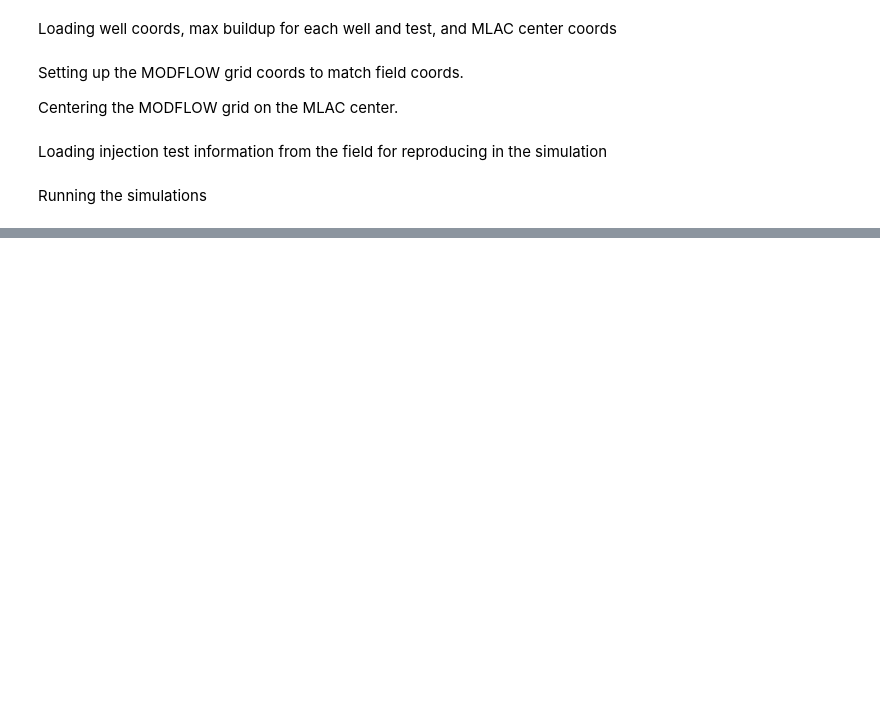
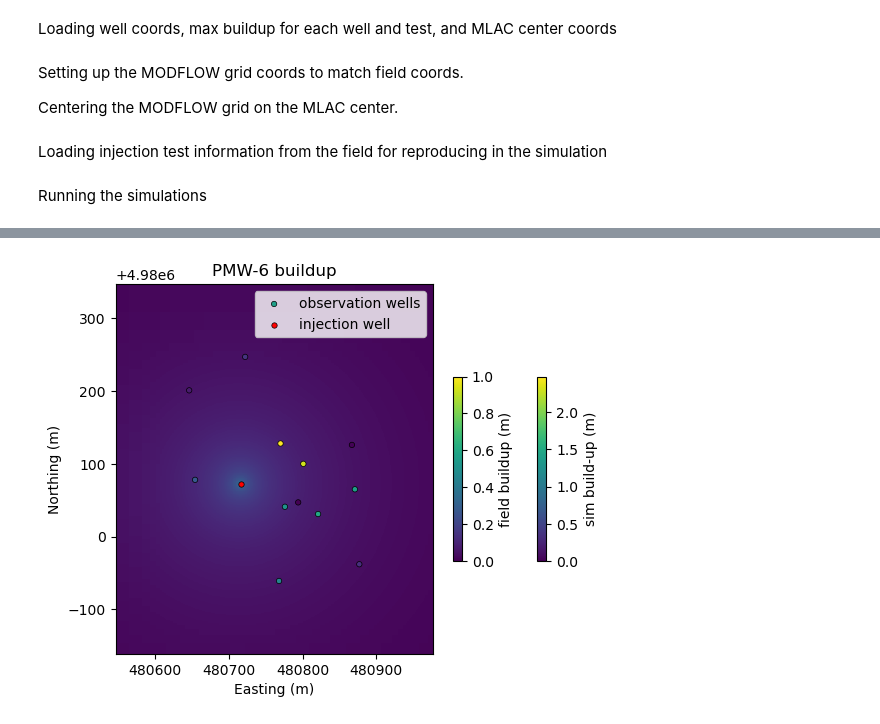
Before and after one commit to philliperalin/MLAC-3D-HT, a Jupyter notebook: src/MODFLOW3D_dev.ipynb, the cells around one changed output, grey strips where cells are left out. Drawn from its saved outputs; the diff is of its cells as text; code cells hidden in the pictures; blank space fills up the shorter version.

```diff
--- a/src/MODFLOW3D_dev.ipynb
+++ b/src/MODFLOW3D_dev.ipynb
@@ -678,0 +532,37 @@ INFORMATION: maxbound in ('gwf6', 'chd', 'dimensions') changed to 4644 based on
+# %%
+#plotting field vs sim v2
+wells_e = [coords['Easting'] for key, coords in wells.items() if key != injection_tests[inj_ID]["inj_well"]]
+wells_n = [coords['Northing'] for key, coords in wells.items() if key != injection_tests[inj_ID]["inj_well"]]
+wells_buildup = [coords[injection_tests[inj_ID]["inj_well"] + ' max buildup']
+                 for key, coords in wells.items() if key != injection_tests[inj_ID]["inj_well"]]
+wells_e_inj = [coords['Easting'] for key, coords in wells.items() if key == injection_tests[inj_ID]["inj_well"]]
+wells_n_inj = [coords['Northing'] for key, coords in wells.items() if key == injection_tests[inj_ID]["inj_well"]]
+#vmax = np.max(wells_buildup)
+fig, ax = plt.subplots()
+pmv = flopy.plot.PlotMapView(gwf, ax=ax)
+cb = pmv.plot_array(
+    drawdown[-1], vmin=vmin, vmax=vmax
+)
+
+plt.colorbar(cb, shrink=0.5, label="sim build-up (m)")
+plt.xlabel("Easting (m)")
+plt.ylabel("Northing (m)")
+#plotting wells on top of the buildup field
+
+plt.scatter(wells_e, wells_n, c=wells_buildup, cmap='viridis',
+            marker="o", edgecolor='black', linewidth=0.5,
+            label="observation wells", s=15,
+            )
+plt.scatter(wells_e_inj, wells_n_inj, color='red',
+            marker="o", edgecolor='black', linewidth=0.5,
+            label="injection well", s=15,
+            )
+plt.colorbar(label="field buildup (m)", shrink=0.5)
+plt.legend()
+plt.xlim(min(wells_e) - 100, max(wells_e) + 100)
+plt.ylim(min(wells_n) - 100, max(wells_n) + 100)
+plt.title(f"{injection_tests[inj_ID]['inj_well']} buildup")
+plt.gca().xaxis.set_major_locator(MaxNLocator(nbins=5))
+#plt.savefig(f"{ws}/Figs/map/{injection_tests[inj_ID]["inj_well"]}_field_sim_buildup_v2.png")
+# %% [output]
+[figure, added]
```
Also changed, not shown: parts of 12 cells of this notebook, 26 other files.
